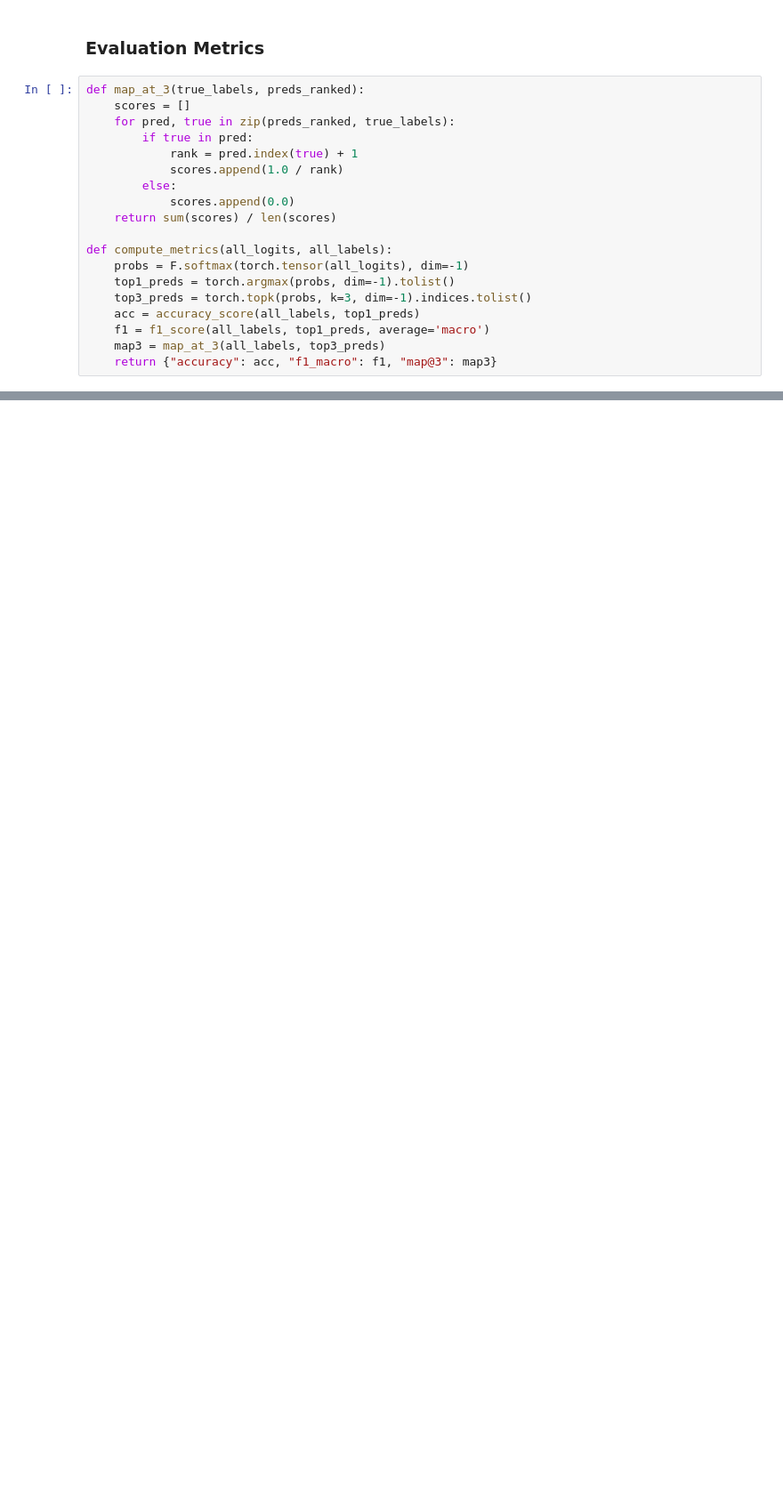
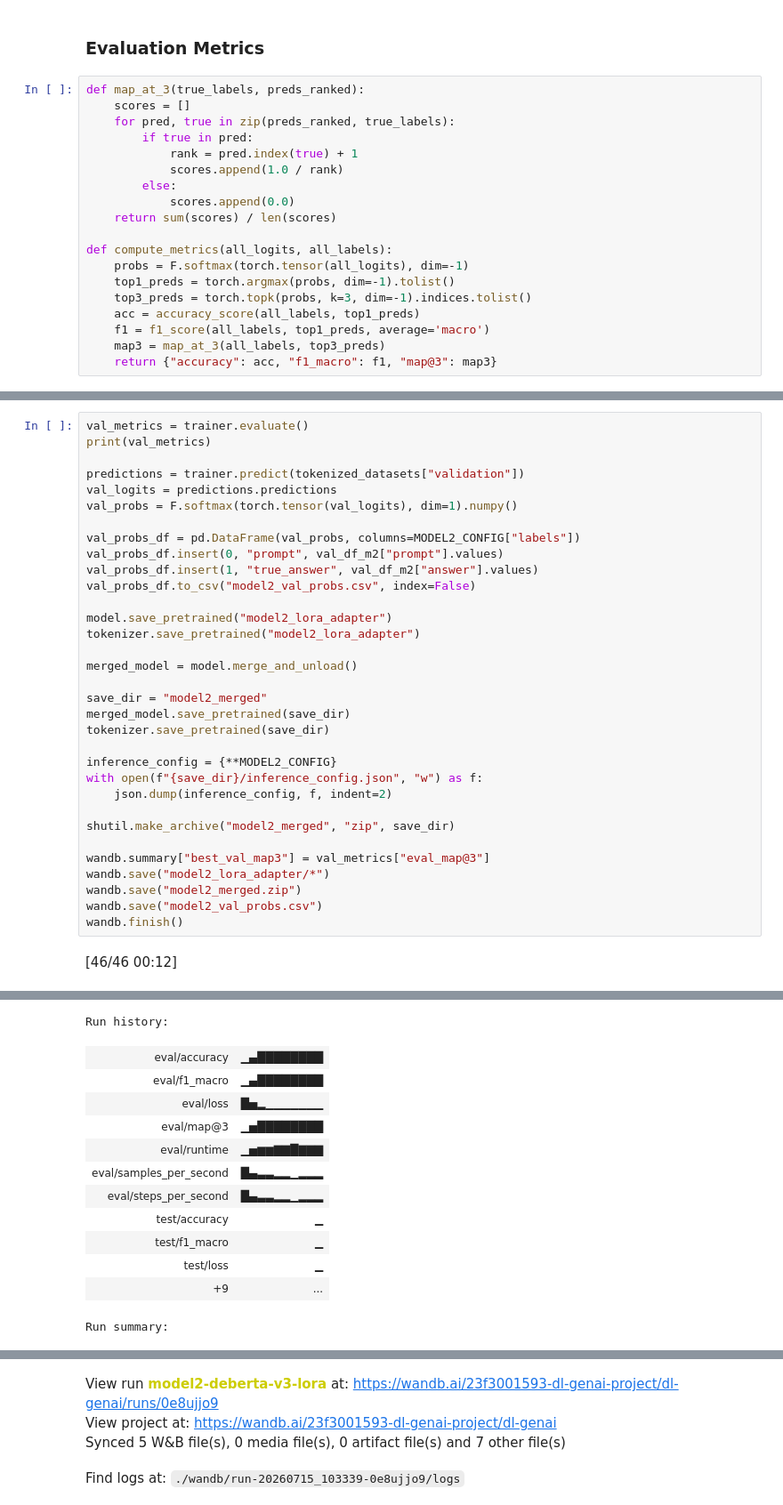
Before and after one commit to 23f3001593/dl-genai-project, a Jupyter notebook: notebooks/main.ipynb, the cells around one changed output, grey strips where cells are left out. Shown at 89% size. Drawn from its saved outputs; the diff is of its cells as text; blank space fills up the shorter version.

```diff
--- a/notebooks/main.ipynb
+++ b/notebooks/main.ipynb
@@ -593,0 +929,35 @@ Run summary:
+# %%
+val_metrics = trainer.evaluate()
+print(val_metrics)
+
+predictions = trainer.predict(tokenized_datasets["validation"])
+val_logits = predictions.predictions
+val_probs = F.softmax(torch.tensor(val_logits), dim=1).numpy()
+
+val_probs_df = pd.DataFrame(val_probs, columns=MODEL2_CONFIG["labels"])
+val_probs_df.insert(0, "prompt", val_df_m2["prompt"].values)
+val_probs_df.insert(1, "true_answer", val_df_m2["answer"].values)
+val_probs_df.to_csv("model2_val_probs.csv", index=False)
+
+model.save_pretrained("model2_lora_adapter")
+tokenizer.save_pretrained("model2_lora_adapter")
+
+merged_model = model.merge_and_unload()
+
+save_dir = "model2_merged"
+merged_model.save_pretrained(save_dir)
+tokenizer.save_pretrained(save_dir)
+
+inference_config = {**MODEL2_CONFIG}
+with open(f"{save_dir}/inference_config.json", "w") as f:
+    json.dump(inference_config, f, indent=2)
+
+shutil.make_archive("model2_merged", "zip", save_dir)
+
+wandb.summary["best_val_map3"] = val_metrics["eval_map@3"]
+wandb.save("model2_lora_adapter/*")
+wandb.save("model2_merged.zip")
+wandb.save("model2_val_probs.csv")
+wandb.finish()
+# %% [output]
+[46/46 00:12]
@@ -593,0 +972,13 @@ Run summary:
+Run history:
+| eval/accuracy | ▁▄████████ |
+| eval/f1_macro | ▁▄████████ |
+| eval/loss | █▅▂▁▁▁▁▁▁▁ |
+| eval/map@3 | ▁▅████████ |
+| eval/runtime | ▁▅▆▆▇▇█▇▇▇ |
+| eval/samples_per_second | █▄▃▃▂▂▁▂▂▂ |
+| eval/steps_per_second | █▄▃▃▂▂▁▂▂▂ |
+| test/accuracy | ▁ |
+| test/f1_macro | ▁ |
+| test/loss | ▁ |
+| +9 | ... |
+Run summary:
@@ -593,0 +996,4 @@ Run summary:
+View run model2-deberta-v3-lora at: https://wandb.ai/23f3001593-dl-genai-project/dl-genai/runs/0e8ujjo9
+View project at: https://wandb.ai/23f3001593-dl-genai-project/dl-genai
+Synced 5 W&B file(s), 0 media file(s), 0 artifact file(s) and 7 other file(s)
+Find logs at: ./wandb/run-20260715_103339-0e8ujjo9/logs
```
Also changed, not shown: parts of 33 cells of this notebook, 5 other files.
